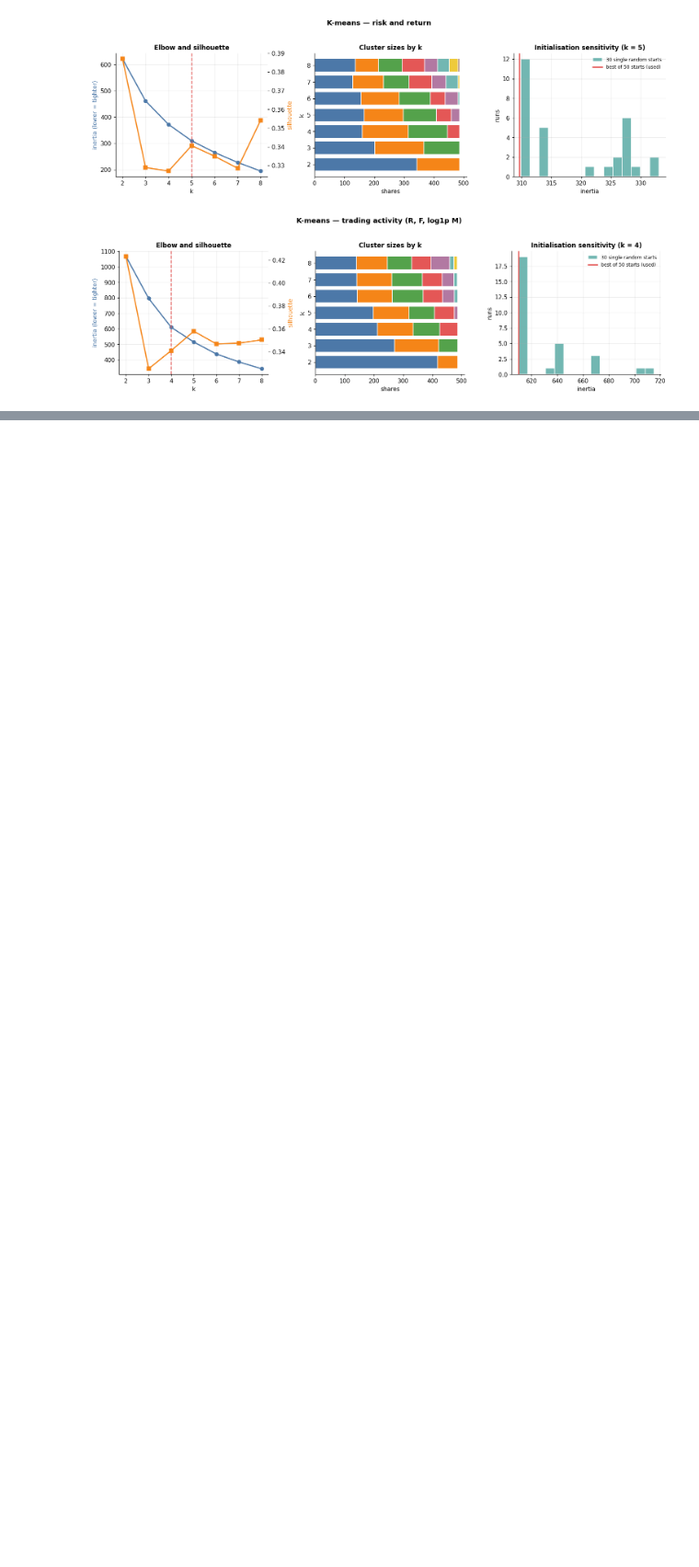
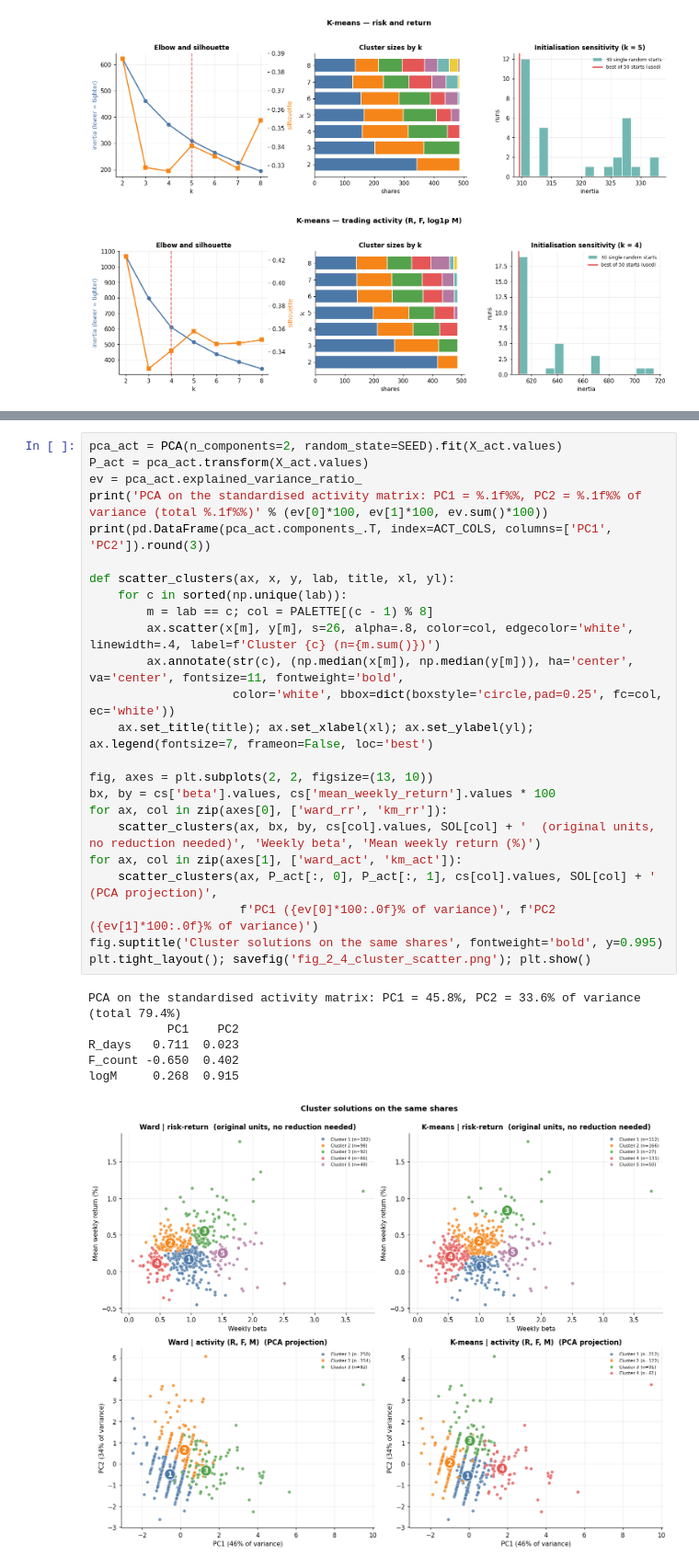
Before and after one commit to aaisha-aamina/crm-sp500-rfm-segmentation, a Jupyter notebook: Coursework_w2052143.ipynb, the cells around one changed output, grey strips where cells are left out. Shown at 92% size. Drawn from its saved outputs; the diff is of its cells as text; blank space fills up the shorter version.

Commit message:
2.4 Cluster profiles and algorithm comparison

```diff
--- a/Coursework_w2052143.ipynb
+++ b/Coursework_w2052143.ipynb
@@ -864,0 +928,31 @@ plot_kmeans('km_act', 'trading activity (R, F, log1p M)')
+# %%
+pca_act = PCA(n_components=2, random_state=SEED).fit(X_act.values)
+P_act = pca_act.transform(X_act.values)
+ev = pca_act.explained_variance_ratio_
+print('PCA on the standardised activity matrix: PC1 = %.1f%%, PC2 = %.1f%% of variance (total %.1f%%)' % (ev[0]*100, ev[1]*100, ev.sum()*100))
+print(pd.DataFrame(pca_act.components_.T, index=ACT_COLS, columns=['PC1', 'PC2']).round(3))
+
+def scatter_clusters(ax, x, y, lab, title, xl, yl):
+    for c in sorted(np.unique(lab)):
+        m = lab == c; col = PALETTE[(c - 1) % 8]
+        ax.scatter(x[m], y[m], s=26, alpha=.8, color=col, edgecolor='white', linewidth=.4, label=f'Cluster {c} (n={m.sum()})')
+        ax.annotate(str(c), (np.median(x[m]), np.median(y[m])), ha='center', va='center', fontsize=11, fontweight='bold',
+                    color='white', bbox=dict(boxstyle='circle,pad=0.25', fc=col, ec='white'))
+    ax.set_title(title); ax.set_xlabel(xl); ax.set_ylabel(yl); ax.legend(fontsize=7, frameon=False, loc='best')
+
+fig, axes = plt.subplots(2, 2, figsize=(13, 10))
+bx, by = cs['beta'].values, cs['mean_weekly_return'].values * 100
+for ax, col in zip(axes[0], ['ward_rr', 'km_rr']):
+    scatter_clusters(ax, bx, by, cs[col].values, SOL[col] + '  (original units, no reduction needed)', 'Weekly beta', 'Mean weekly return (%)')
+for ax, col in zip(axes[1], ['ward_act', 'km_act']):
+    scatter_clusters(ax, P_act[:, 0], P_act[:, 1], cs[col].values, SOL[col] + '  (PCA projection)',
+                     f'PC1 ({ev[0]*100:.0f}% of variance)', f'PC2 ({ev[1]*100:.0f}% of variance)')
+fig.suptitle('Cluster solutions on the same shares', fontweight='bold', y=0.995)
+plt.tight_layout(); savefig('fig_2_4_cluster_scatter.png'); plt.show()
+# %% [output]
+PCA on the standardised activity matrix: PC1 = 45.8%, PC2 = 33.6% of variance (total 79.4%)
+           PC1    PC2
+R_days   0.711  0.023
+F_count -0.650  0.402
+logM     0.268  0.915
+[figure, added]
```
Also changed, not shown: parts of 4 cells of this notebook.
